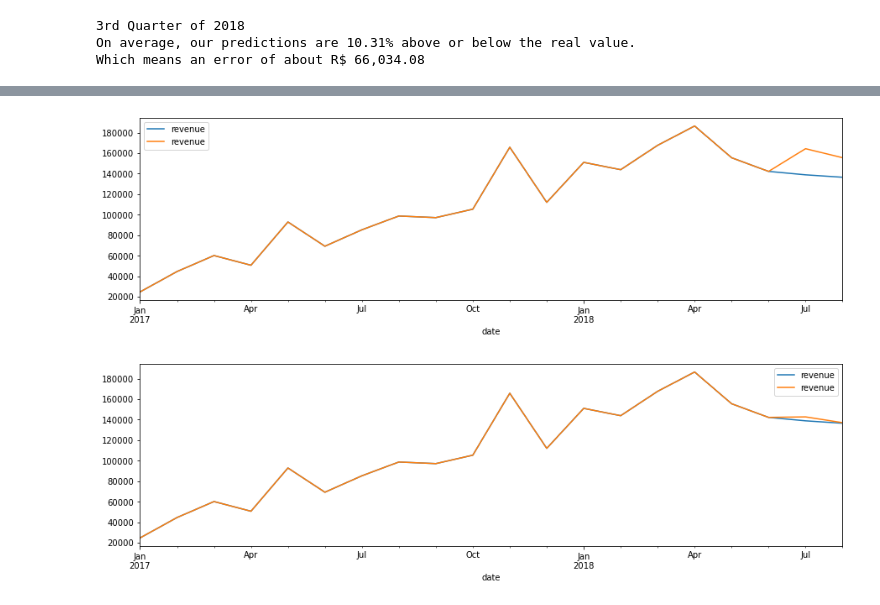
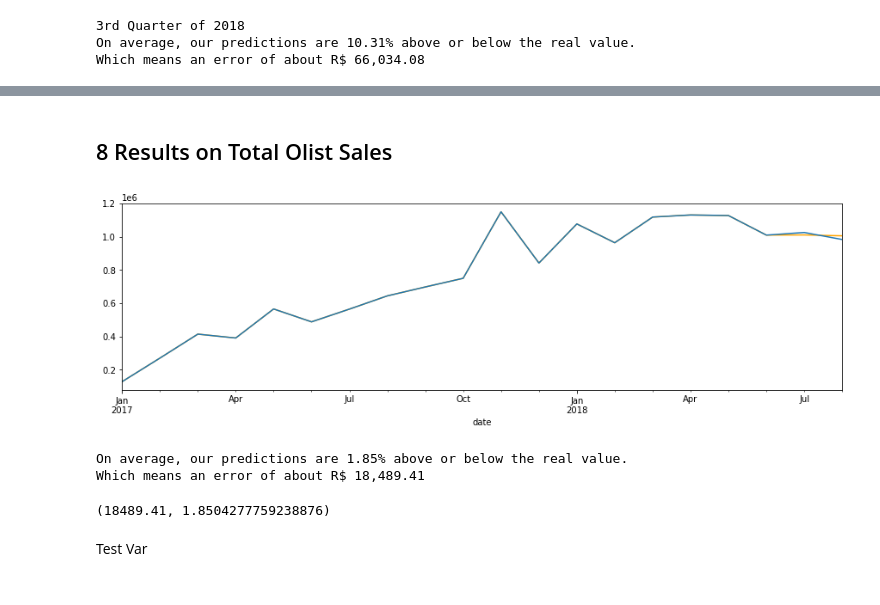
Before and after one commit to pauloreis-ds/olist, a Jupyter notebook: sales_prediction/notebooks/1.5-pr-regional-sales-prediction.ipynb, the cells around one changed output, grey strips where cells are left out. Drawn from its saved outputs; the diff is of its cells as text; code cells hidden in the pictures.

Commit message:
regional sales forecast

```diff
--- a/sales_prediction/notebooks/1.5-pr-regional-sales-prediction.ipynb
+++ b/sales_prediction/notebooks/1.5-pr-regional-sales-prediction.ipynb
@@ -444,16 +395,56 @@ pd.concat([midwest, a], axis=1).plot();
-# %%
-m = train_test(south_final_training, south_production, p=1, d=0, q=4, return_model=True, evaluate=False)
-a = south.copy()
-a.loc['2018-07-31'] = m.forecast(2)[0]
-a.loc['2018-08-31'] = m.forecast(2)[1]
-pd.concat([south, a], axis=1).plot();
-# %% [output]
-[figure, removed]
-# %%
-m = train_test(south_final_training, south_production, p=1, d=0, q=6, return_model=True, evaluate=False)
-a = south.copy()
-a.loc['2018-07-31'] = m.forecast(2)[0]
-a.loc['2018-08-31'] = m.forecast(2)[1]
-pd.concat([south, a], axis=1).plot();
-# %% [output]
-[figure, removed]
+# %% [markdown]
+## 8 Results on Total Olist Sales
+# %%
+midwest_model = train_test(midwest_final_training, midwest_production, p=5, d=1, q=1, return_model=True, evaluate=False)
+
+north_model = train_test(north_final_training, north_production, p=6, d=0, q=1, return_model=True, evaluate=False)
+
+northeast_model = train_test(northeast_final_training, northeast_production, p=2, d=0, q=0, return_model=True, evaluate=False)
+
+south_model = train_test(south_final_training, south_production, p=1, d=0, q=6, return_model=True, evaluate=False)
+
+southeast_model = train_test(southeast_final_training, southeast_production, p=0, d=1, q=0, return_model=True, evaluate=False)
+# %%
+df_final_train = {
+    'midwest':midwest_final_training,
+    'north':north_final_training,
+    'northeast':northeast_final_training,
+    'south':south_final_training,
+    'southeast':southeast_final_training
+}
+
+df_production = {
+    'midwest':midwest_production,
+    'north':north_production,
+    'northeast':northeast_production,
+    'south':south_production,
+    'southeast':southeast_production
+}
+
+data_final_train = pd.DataFrame(data=df_final_train)
+data_production = pd.DataFrame(data=df_production)
+
+preds = {
+    'midwest':midwest_model.forecast(2),
+    'north':north_model.forecast(2),
+    'northeast':northeast_model.forecast(2),
+    'south':south_model.forecast(2),
+    'southeast':southeast_model.forecast(2)
+}
+predictions = pd.DataFrame(data=preds, index=data_production.index)
+# %%
+df_preds = pd.concat([data_final_train, predictions]).sum(axis=1)
+original_df = pd.concat([data_final_train, data_production]).sum(axis=1)
+
+df_preds.plot(color='orange')
+original_df.plot();
+# %% [output]
+[figure, added]
+# %%
+evaluation(original_df.loc['2018-07-31':], df_preds.loc['2018-07-31':])
+# %% [output]
+On average, our predictions are 1.85% above or below the real value.
+Which means an error of about R$ 18,489.41
+(18489.41, 1.8504277759238876)
+# %% [markdown]
+Test Var
```
Also changed, not shown: parts of 6 cells of this notebook, 2 other files.
